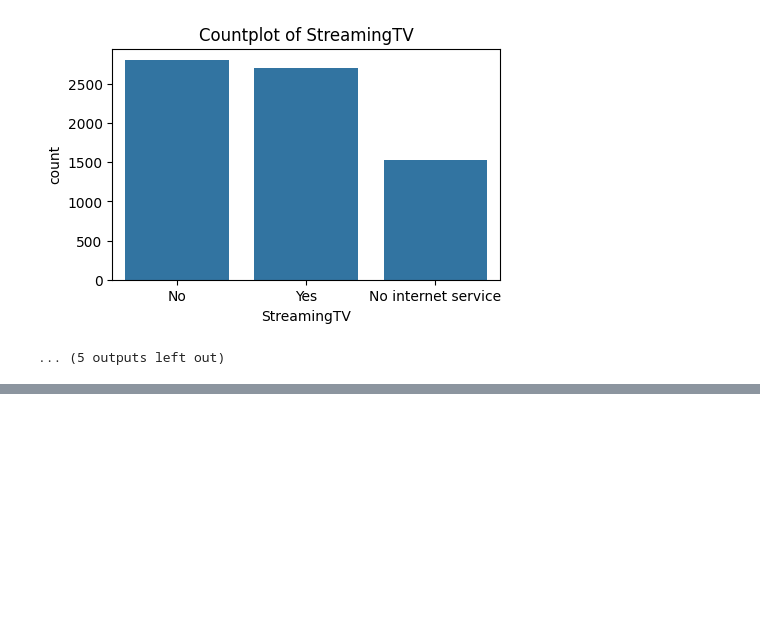
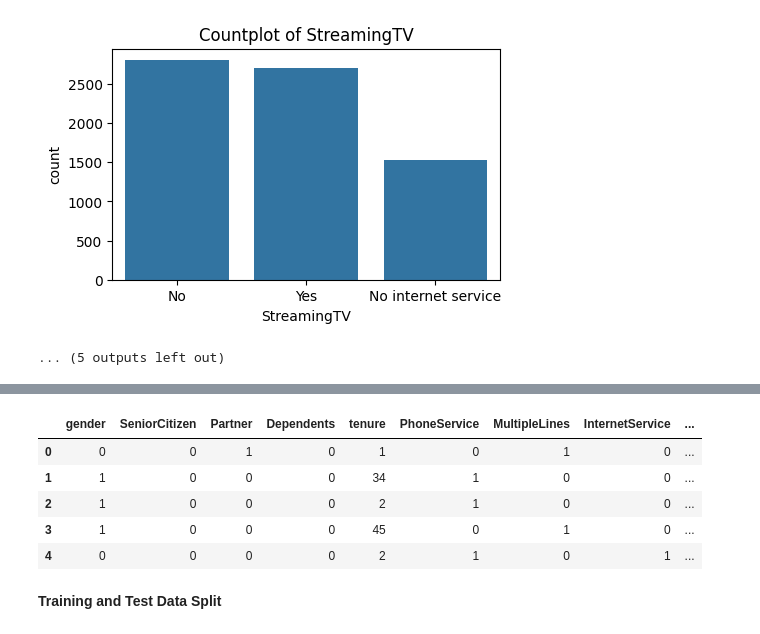
Before and after one commit to ChristosBellos/CustomerChurnPrediction, a Jupyter notebook: CustomerChurn.ipynb, the cells around one changed output, grey strips where cells are left out. Cells and saved outputs as stored; diff of their text form; code cells hidden in the pictures; blank space fills up the shorter version.

```diff
--- a/CustomerChurn.ipynb
+++ b/CustomerChurn.ipynb
@@ -315,0 +327,2 @@ for col in object_cols:
+# %%
+df["Churn"] = df["Churn"].replace({"Yes":1, "No":0})
@@ -315,0 +343,3 @@ for col in object_cols:
+# %%
+# identifying columns with object data type
+object_columns = df.select_dtypes(include="object").columns
@@ -315,0 +354,17 @@ for col in object_cols:
+# %%
+# initialize a dictionary to save the encoders
+encoders = {}
+
+#apply label encoding and store the encoders
+for column in object_columns:
+  label_encoder = LabelEncoder()
+  df[column] = label_encoder.fit_transform(df[column])
+  encoders[column] = label_encoder
+
+# save the encoders to a pickle file
+with open("encoders.pkl", "wb") as f:
+  pickle.dump(encoders, f)
+
+#we do this process because when we are transforming data, we have to transform
+#them under the same label encoder (some have 0 & 1 values, others yes & no)
+#for each column, it takes the variable, it transforms the values (and generally updates the encoder) and saves it in out dictionary
@@ -315,0 +389,12 @@ for col in object_cols:
+# %%
+#now the values have changed
+df.head()
+# %% [output]
+|  | gender | SeniorCitizen | Partner | Dependents | tenure | PhoneService | MultipleLines | InternetService | ... |
+| 0 | 0 | 0 | 1 | 0 | 1 | 0 | 1 | 0 | ... |
+| 1 | 1 | 0 | 0 | 0 | 34 | 1 | 0 | 0 | ... |
+| 2 | 1 | 0 | 0 | 0 | 2 | 1 | 0 | 0 | ... |
+| 3 | 1 | 0 | 0 | 0 | 45 | 0 | 1 | 0 | ... |
+| 4 | 0 | 0 | 0 | 0 | 2 | 1 | 0 | 1 | ... |
+# %% [markdown]
+**Training and Test Data Split**
```
Also changed, not shown: parts of 36 cells of this notebook.
